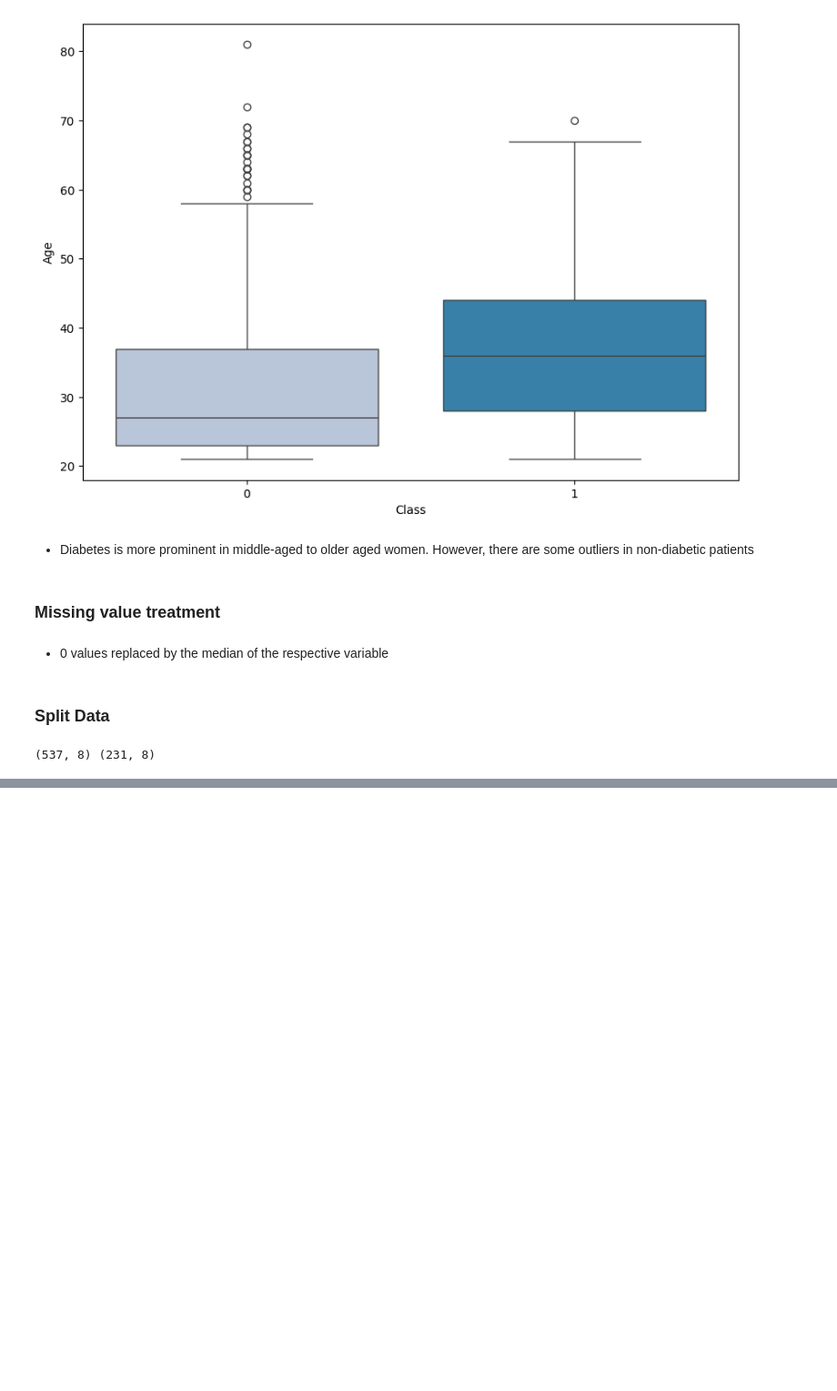
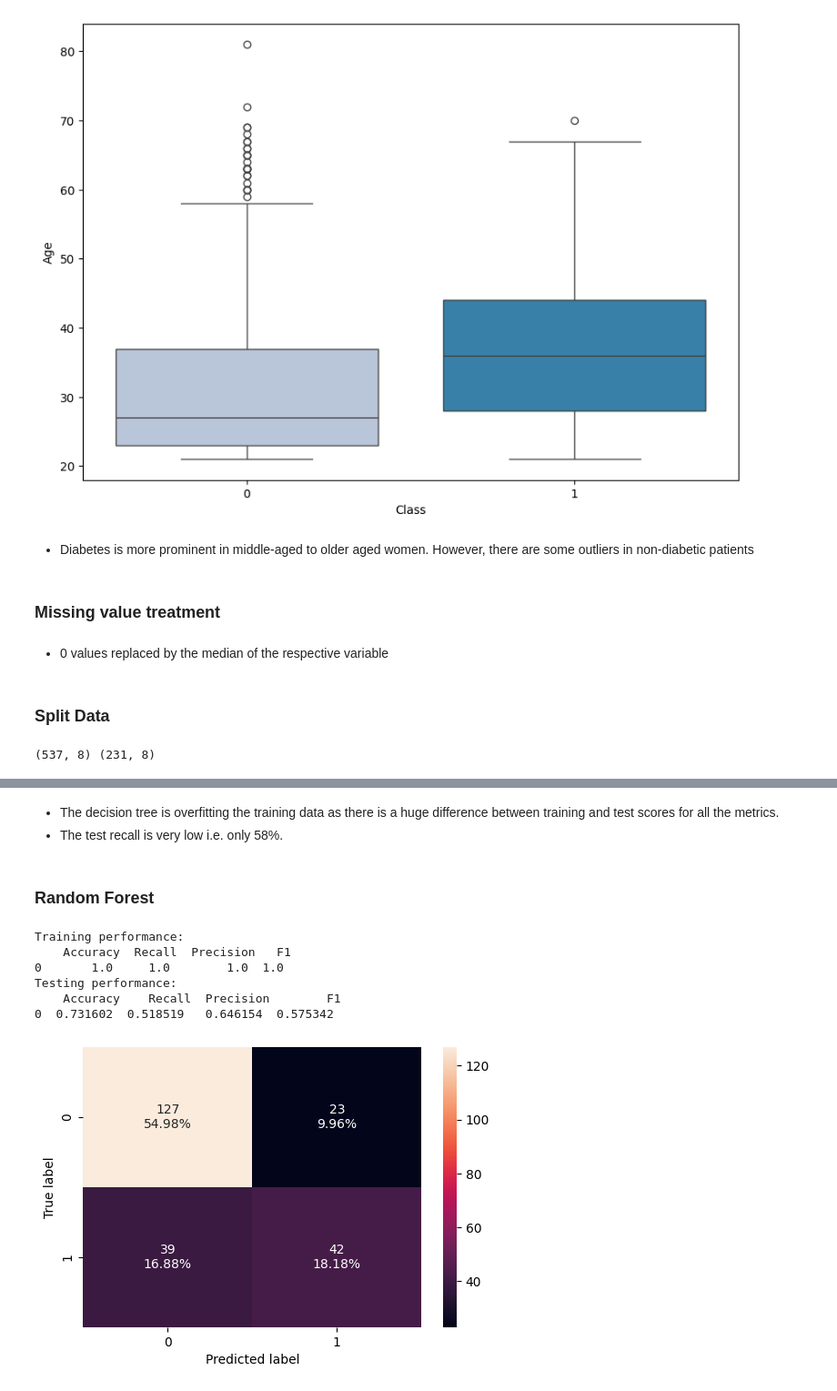
Before and after one commit to aimlalchemists/random-forest-diabetes-risk-prediction, a Jupyter notebook: Case_Study_DiabetesRisk_Prediction.ipynb, the cells around one changed output, grey strips where cells are left out. Shown at 91% size. Cells and saved outputs as stored; diff of their text form; code cells hidden in the pictures; blank space fills up the shorter version.

```diff
--- a/Case_Study_DiabetesRisk_Prediction.ipynb
+++ b/Case_Study_DiabetesRisk_Prediction.ipynb
@@ -439,0 +545,26 @@ print(X_train.shape, X_test.shape)
+# %% [markdown]
+- The decision tree is overfitting the training data as there is a huge difference between training and test scores for all the metrics.
+- The test recall is very low i.e. only 58%.
+# %% [markdown]
+### **Random Forest**
+# %%
+#Fitting the model
+rf_estimator = RandomForestClassifier(random_state=1)
+rf_estimator.fit(X_train,y_train)
+
+#Calculating different metrics
+rf_estimator_model_train_perf=model_performance_classification_sklearn(rf_estimator,X_train,y_train)
+print("Training performance:\n",rf_estimator_model_train_perf)
+rf_estimator_model_test_perf=model_performance_classification_sklearn(rf_estimator,X_test,y_test)
+print("Testing performance:\n",rf_estimator_model_test_perf)
+
+#Creating confusion matrix
+confusion_matrix_sklearn(rf_estimator, X_test, y_test)
+# %% [output]
+Training performance:
+    Accuracy  Recall  Precision   F1
+0       1.0     1.0        1.0  1.0
+Testing performance:
+    Accuracy    Recall  Precision        F1
+0  0.731602  0.518519   0.646154  0.575342
+[figure, added]
```
Also changed, not shown: parts of 29 cells of this notebook.
